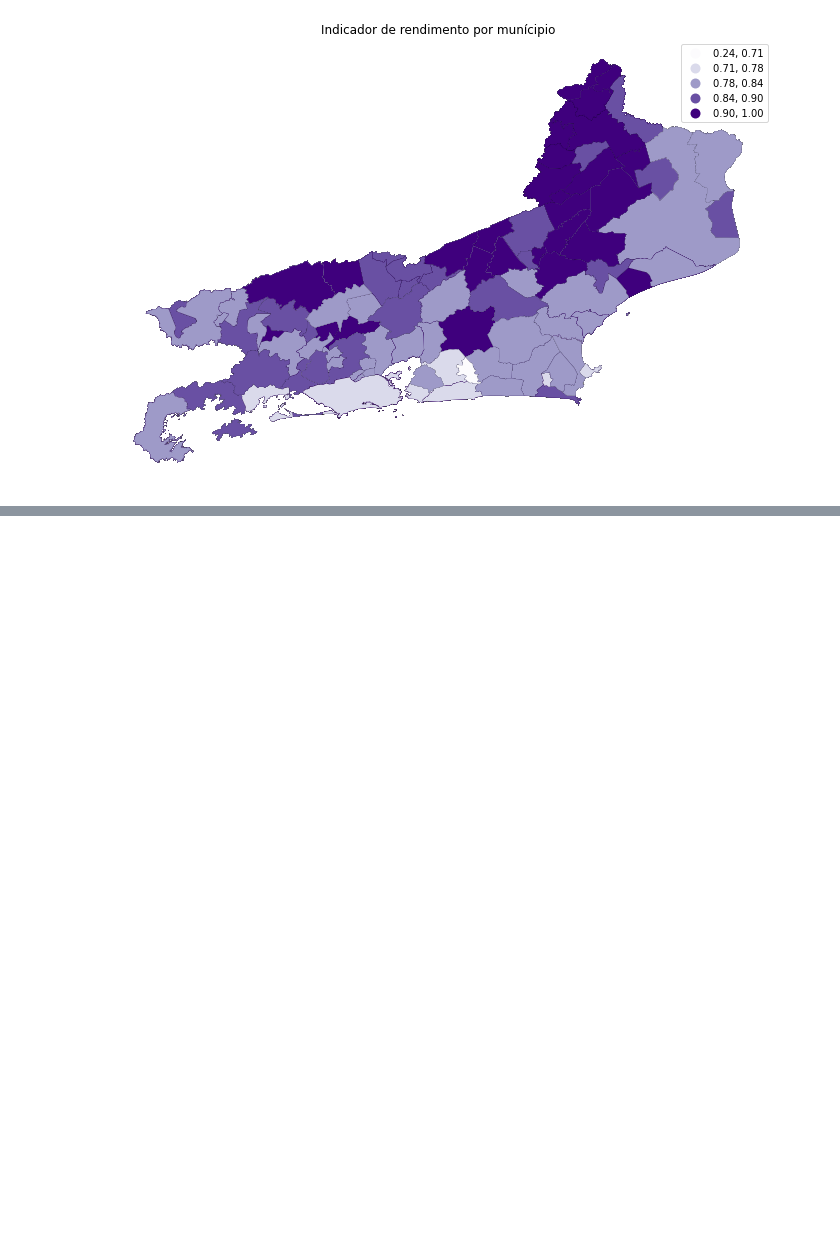
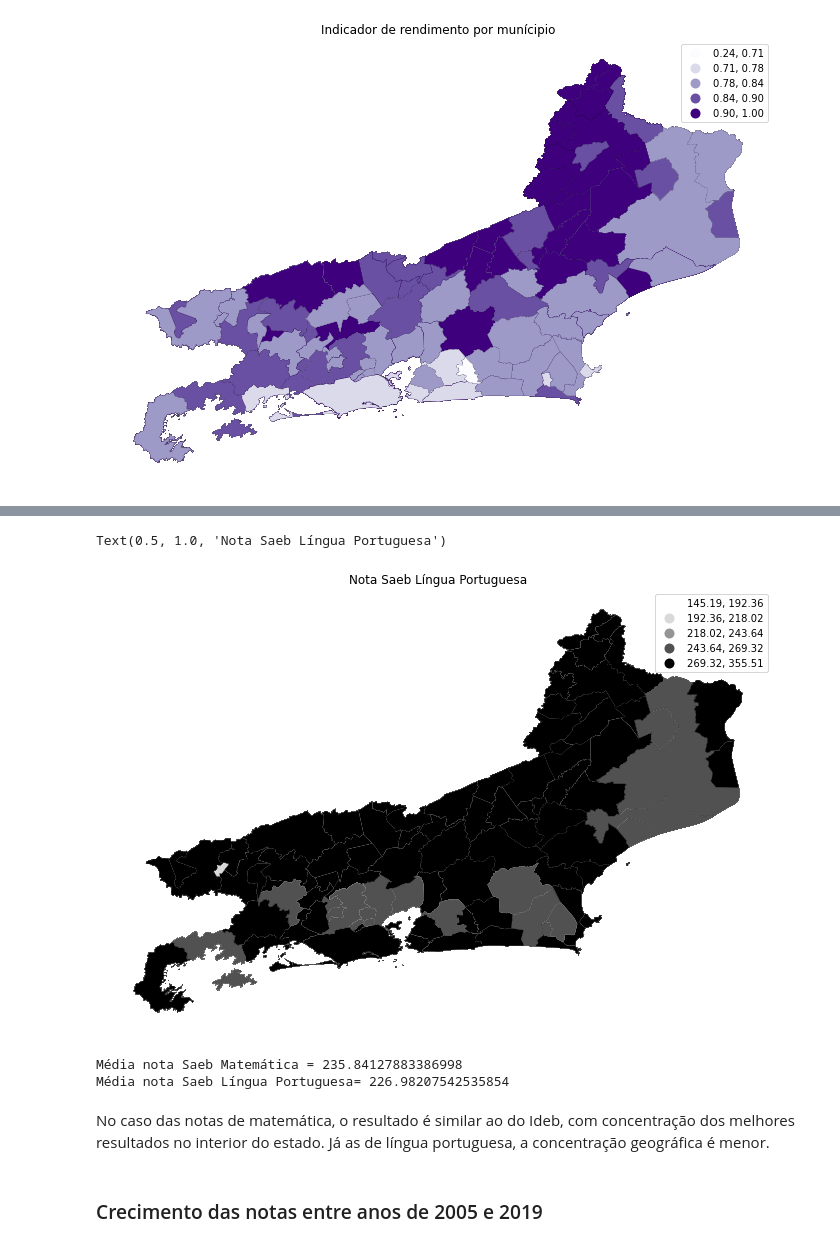
Before and after one commit to isabellegagno/A2---Banco-de-Dados, a Jupyter notebook: analysis.ipynb, the cells around one changed output, grey strips where cells are left out. Drawn from its saved outputs; the diff is of its cells as text; code cells hidden in the pictures; blank space fills up the shorter version.

```diff
--- a/analysis.ipynb
+++ b/analysis.ipynb
@@ -477,0 +537,26 @@ Através desses três mapas é possível observar que os municípios que apresen
+# %%
+saeb_port = df.plot(
+    column="nota_saeb_lingua_portuguesa",
+    figsize=(12, 12),
+    edgecolor = 'black',
+    linewidth = 0.05,
+    legend=True,
+    cmap='Greys',
+    scheme="natural_breaks")
+
+saeb_port.set_axis_off()
+saeb_port.set_title('Nota Saeb Língua Portuguesa')
+# %% [output]
+Text(0.5, 1.0, 'Nota Saeb Língua Portuguesa')
+[figure, added]
+# %%
+print("Média nota Saeb Matemática =",rank_saeb['nota_saeb_matematica'].mean(),"\nMédia nota Saeb Língua Portuguesa=", rank_saeb['nota_saeb_lingua_portuguesa'].mean())
+# %% [output]
+Média nota Saeb Matemática = 235.84127883386998
+Média nota Saeb Língua Portuguesa= 226.98207542535854
+# %% [markdown]
+
+
+No caso das notas de matemática, o resultado é similar ao do Ideb, com concentração dos melhores resultados no interior do estado. Já as de língua portuguesa, a concentração geográfica é menor.
+# %% [markdown]
+### Crecimento das notas entre anos de 2005 e 2019
```
Also changed, not shown: parts of 20 cells of this notebook.
